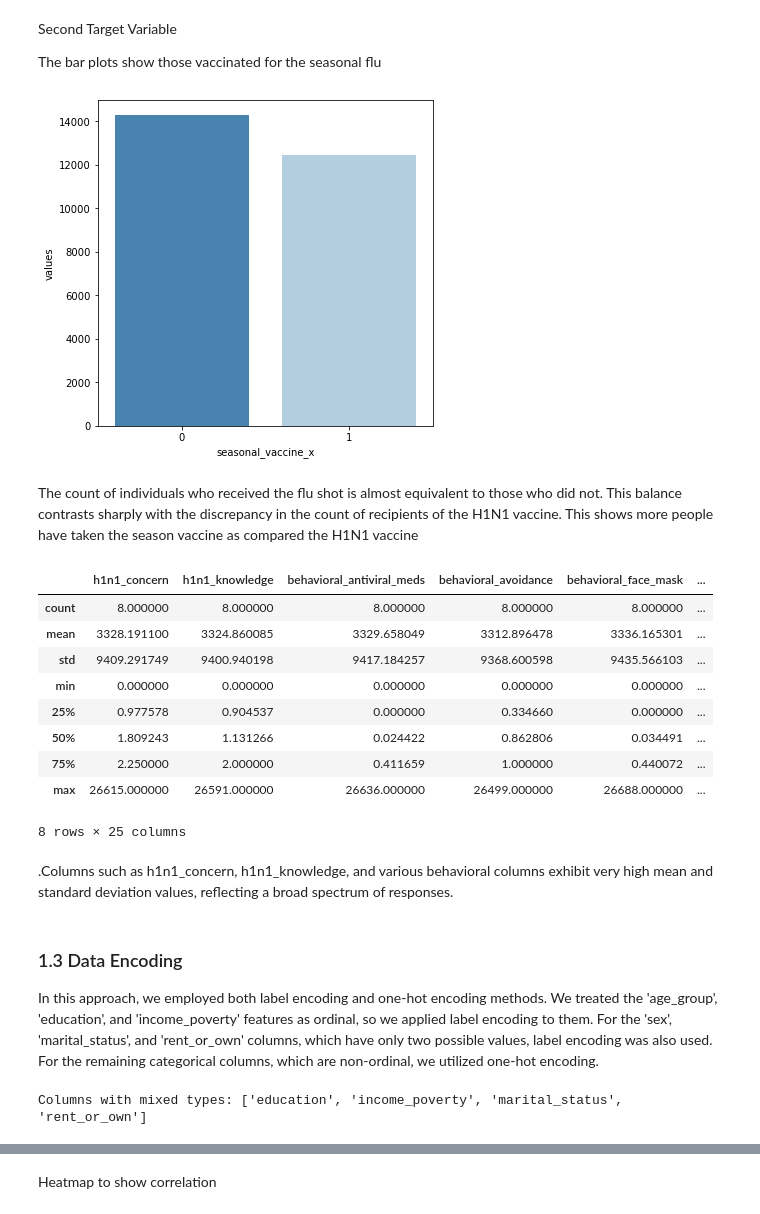
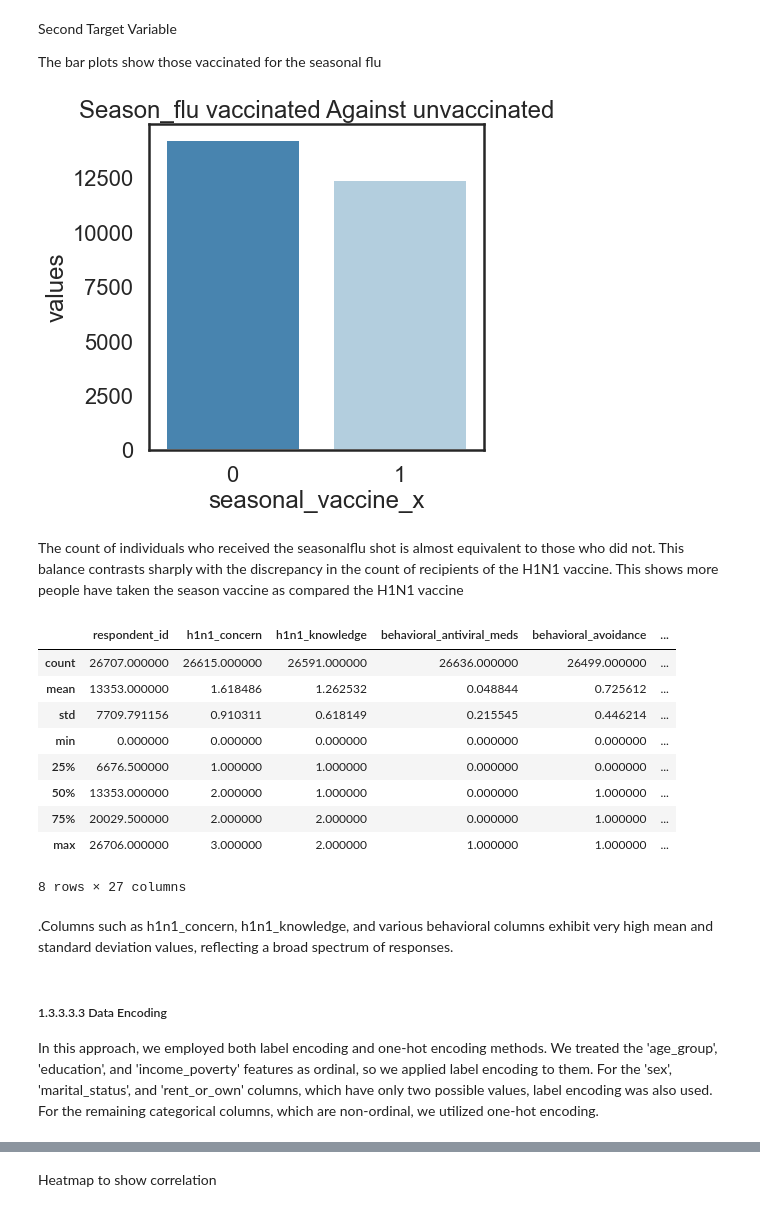
Before and after one commit to sophline/Vaccination_prediction, a Jupyter notebook: prediction.ipynb, the cells around one changed output, grey strips where cells are left out. Drawn from its saved outputs; the diff is of its cells as text; code cells hidden in the pictures.

```diff
--- a/prediction.ipynb
+++ b/prediction.ipynb
@@ -143,7 +150,7 @@ The code below is a function that loads ,merges the feature csv file and the lab
 # %%
 import pandas as pd
 
-def load_csv(file_path,column_to_drop='respondent_id'):
+def load_csv(file_path,column_to_drop=None):
     # Load the CSV file
     return pd.read_csv(file_path)
 
@@ -307,0 +278,7 @@ Dealing with Missing Values
+# %%
+# Merge the training labels and training features
+B = df_labelf
+A = df_training.copy()
+frames = [A,B]
+Data = pd.concat(frames,axis=1)
+Data.head()
@@ -390,7 +389,7 @@ Second Target Variable
 
 The bar plots show those vaccinated for the seasonal flu
 # %%
-data['seasonal_vaccine_x'].value_counts()
+Data['seasonal_vaccine'].value_counts()
 
 temp = data["seasonal_vaccine_x"].value_counts()
 
@@ -400,27 +399,28 @@ plt.figure(figsize = (6,6))
 
 sns.barplot(x = 'seasonal_vaccine_x', y="values",palette="Blues_r", data=dfh1n1bal)
 
+plt.title('Season_flu vaccinated Against unvaccinated')
 plt.show()
 # %% [output]
-[figure, old version]
+[figure, new version]
 # %% [markdown]
-The count of individuals who received the flu shot is almost equivalent to those who did not. This balance contrasts sharply with the discrepancy in the count of recipients of the H1N1 vaccine. This shows more people have taken the season vaccine as compared the H1N1 vaccine
+The count of individuals who received the seasonalflu shot is almost equivalent to those who did not. This balance contrasts sharply with the discrepancy in the count of recipients of the H1N1 vaccine. This shows more people have taken the season vaccine as compared the H1N1 vaccine
 # %%
  #Get descriptive statistics of the merged dataframe
-description.describe()
+Data.describe()
 # %% [output]
-|  | h1n1_concern | h1n1_knowledge | behavioral_antiviral_meds | behavioral_avoidance | behavioral_face_mask | ... |
-| count | 8.000000 | 8.000000 | 8.000000 | 8.000000 | 8.000000 | ... |
-| mean | 3328.191100 | 3324.860085 | 3329.658049 | 3312.896478 | 3336.165301 | ... |
-| std | 9409.291749 | 9400.940198 | 9417.184257 | 9368.600598 | 9435.566103 | ... |
+|  | respondent_id | h1n1_concern | h1n1_knowledge | behavioral_antiviral_meds | behavioral_avoidance | ... |
+| count | 26707.000000 | 26615.000000 | 26591.000000 | 26636.000000 | 26499.000000 | ... |
+| mean | 13353.000000 | 1.618486 | 1.262532 | 0.048844 | 0.725612 | ... |
+| std | 7709.791156 | 0.910311 | 0.618149 | 0.215545 | 0.446214 | ... |
 | min | 0.000000 | 0.000000 | 0.000000 | 0.000000 | 0.000000 | ... |
-| 25% | 0.977578 | 0.904537 | 0.000000 | 0.334660 | 0.000000 | ... |
-| 50% | 1.809243 | 1.131266 | 0.024422 | 0.862806 | 0.034491 | ... |
-| 75% | 2.250000 | 2.000000 | 0.411659 | 1.000000 | 0.440072 | ... |
-| max | 26615.000000 | 26591.000000 | 26636.000000 | 26499.000000 | 26688.000000 | ... |
+| 25% | 6676.500000 | 1.000000 | 1.000000 | 0.000000 | 0.000000 | ... |
+| 50% | 13353.000000 | 2.000000 | 1.000000 | 0.000000 | 1.000000 | ... |
+| 75% | 20029.500000 | 2.000000 | 2.000000 | 0.000000 | 1.000000 | ... |
+| max | 26706.000000 | 3.000000 | 2.000000 | 1.000000 | 1.000000 | ... |
-8 rows × 25 columns
+8 rows × 27 columns
 # %% [markdown]
 .Columns such as h1n1_concern, h1n1_knowledge, and various behavioral columns exhibit very high mean and standard deviation values, reflecting a broad spectrum of responses.
 # %% [markdown]
-### 1.3 Data Encoding
+##### 1.3.3.3.3 Data Encoding
 In this approach, we employed both label encoding and one-hot encoding methods. We treated the 'age_group', 'education', and 'income_poverty' features as ordinal, so we applied label encoding to them. For the 'sex', 'marital_status', and 'rent_or_own' columns, which have only two possible values, label encoding was also used. For the remaining categorical columns, which are non-ordinal, we utilized one-hot encoding.
@@ -437,34 +426,0 @@ scaler = StandardScaler()
-# %%
-label_features = ['age_group', 'education', 'income_poverty', 'sex', 'marital_status', 'rent_or_own']
-#Step 1: Identify columns with mixed types
-mixed_type_columns = []
-
-for feature in label_features:
-    types = df_trainf[feature].apply(type).unique()
-    if len(types) > 1:
-        mixed_type_columns.append(feature)
-
-print(f"Columns with mixed types: {mixed_type_columns}")
-
-# Step 2: Clean the data
-for feature in mixed_type_columns:
-    df_trainf[feature] = df_trainf[feature].astype(str)
-    df_testf[feature] = df_testf[feature].astype(str)
-
-# Step 3: Apply LabelEncoder
-for feature in label_features:
-    df_trainf[feature] = label_encoder.fit_transform(df_trainf[feature])
-    df_testf[feature] = label_encoder.transform(df_testf[feature])
-
-onehot_features = ['race', 'employment_status', 'hhs_geo_region', 'census_msa']
-
-for features in onehot_features:
-    dummy_onehotencode = pd.get_dummies(df_trainf[features], prefix=features)
-    df_trainf= pd.concat([df_trainf, dummy_onehotencode], axis=1)
-    df_trainf.drop(features, axis = 1, inplace=True)
-
-    dummy_onehotencode = pd.get_dummies(df_testf[features], prefix=features)
-    df_testf = pd.concat([df_test, dummy_onehotencode], axis=1)
-    df_testf.drop(features, axis = 1, inplace=True)
-# %% [output]
-Columns with mixed types: ['education', 'income_poverty', 'marital_status', 'rent_or_own']
```
Also changed, not shown: parts of 31 cells of this notebook.
